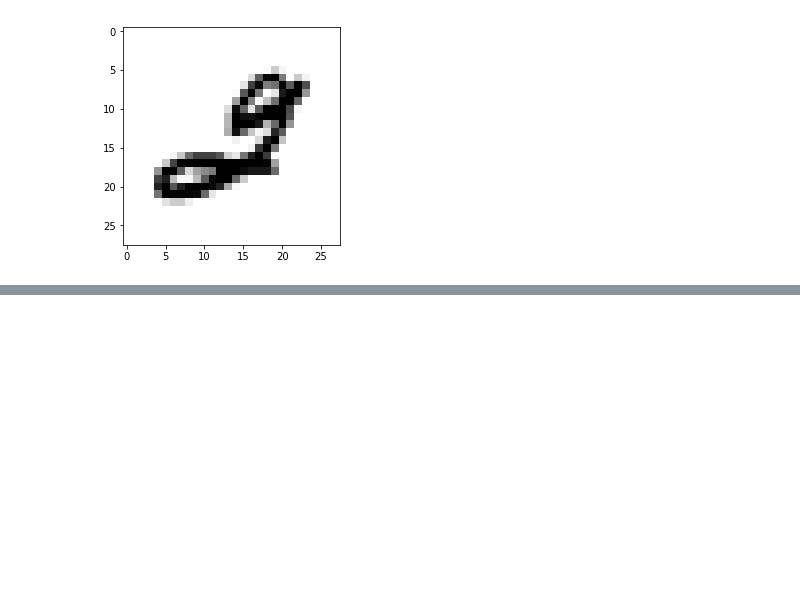
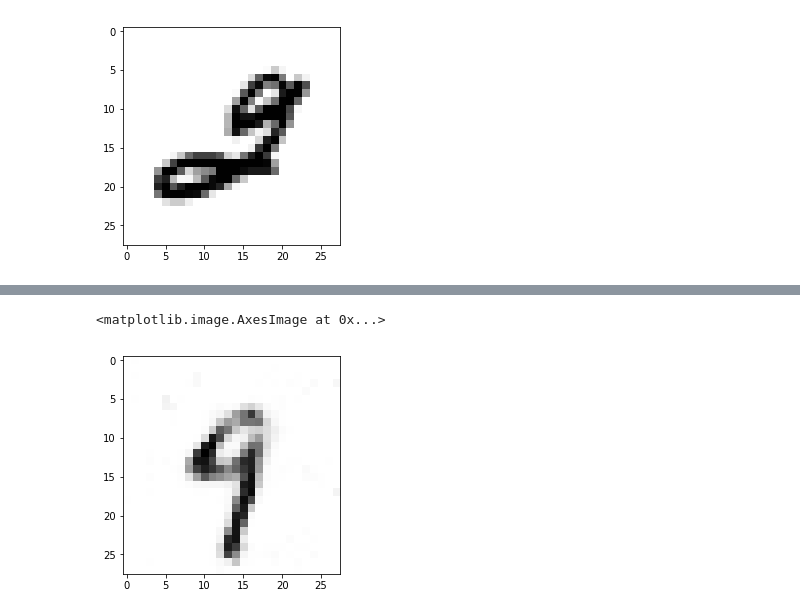
Before and after one commit to redhood95/GAN-with-tensorflow, a Jupyter notebook: GAN.ipynb, the cells around one changed output, grey strips where cells are left out. Cells and saved outputs as stored; diff of their text form; code cells hidden in the pictures; blank space fills up the shorter version.

Commit message:
model and results added

```diff
--- a/GAN.ipynb
+++ b/GAN.ipynb
@@ -105,6 +105,6 @@ D_trainer = tf.train.AdamOptimizer(learning_rate).minimize(D_loss,var_list=d_var
 G_trainer = tf.train.AdamOptimizer(learning_rate).minimize(G_loss,var_list=g_vars)
 # %%
 batch_size = 100
-epochs = 120
+epochs = 500
 # %%
 init = tf.global_variables_initializer()
@@ -113,3 +111,5 @@ sample=[]
+# %%
+samples=[]
 # %%
 saver = tf.train.Saver()
 # %%
@@ -131,9 +131,9 @@ with tf.Session() as sess:
             _ = sess.run(G_trainer,feed_dict={z:batch_z})
         print("on epoch {}".format(epoch))
 
-        sample_size = np.random.uniform(-1,1,size(1,100))
+        sample_size = np.random.uniform(-1,1,size=(1,100))
         gen_sample = sess.run(generator(z,reuse=True),feed_dict={z:batch_z})
         samples.append(gen_sample)
 
 
-    saver.save(sess,"./emnist_model_tf")
+        saver.save(sess,"./emnist_model_tf")
@@ -139,0 +158,12 @@ with tf.Session() as sess:
+# %%
+saver = tf.train.Saver(var_list=g_vars)
+
+new_samples = []
+with tf.Session() as sess:
+    saver.restore(sess,'./emnist_model_tf')
+
+    for x in range(10):
+        sample_z = np.random.uniform(-1,1,size=(1,100))
+        gen_sample = sess.run(generator(z,reuse=True),feed_dict={z:sample_z})
+
+        new_samples.append(gen_sample)
@@ -139,0 +192,5 @@ with tf.Session() as sess:
+# %%
+plt.imshow(new_samples[4].reshape(28,28),cmap='Greys')
+# %% [output]
+<matplotlib.image.AxesImage at 0x...>
+[figure, added]
```
Also changed, not shown: parts of 4 cells of this notebook, 4 other files.
